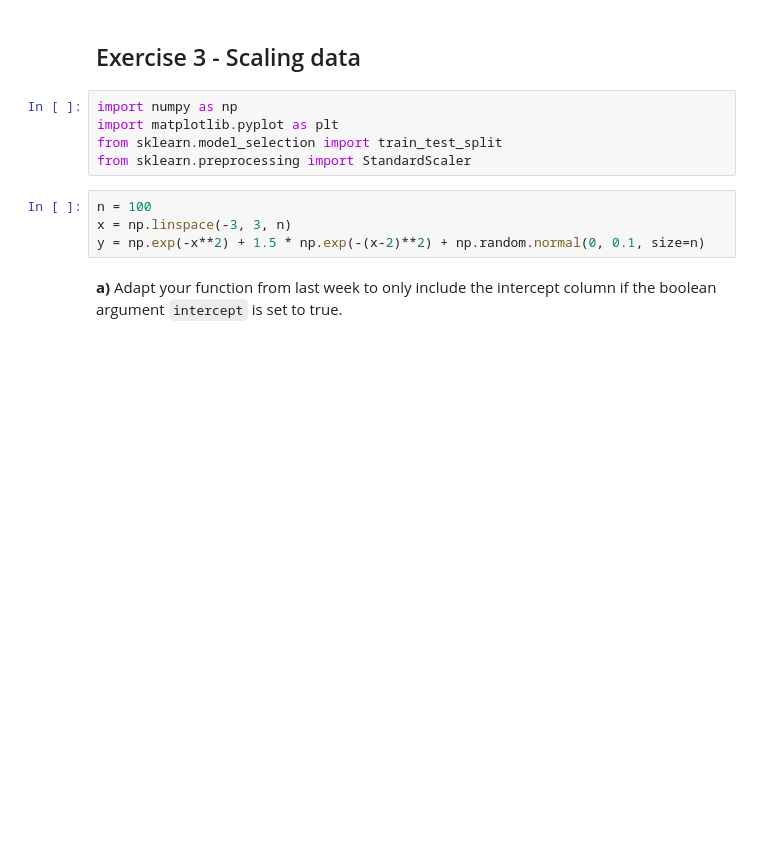
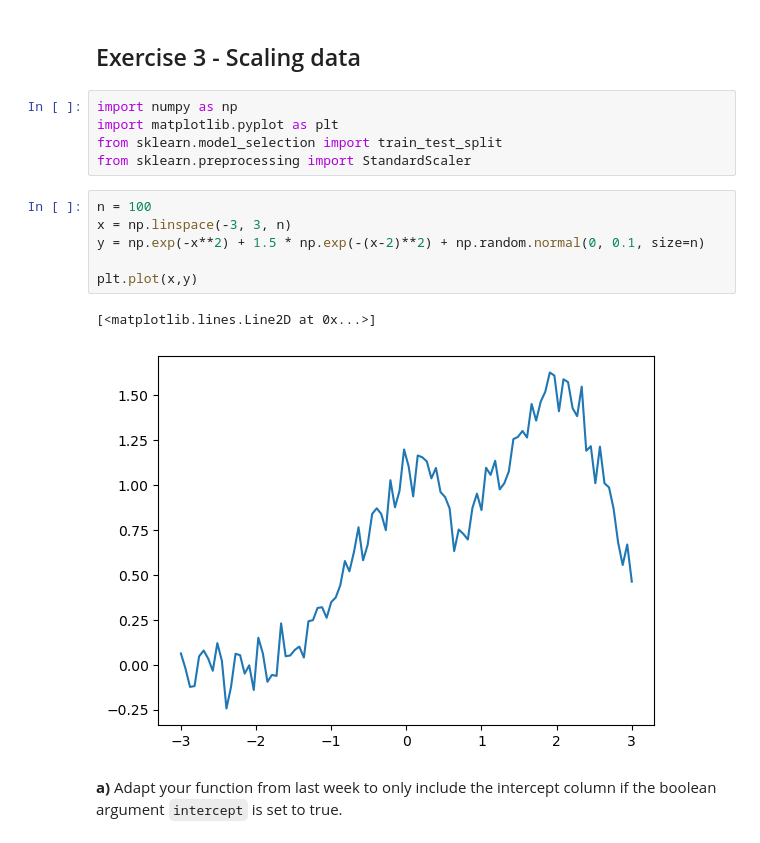
Before and after one commit to johnmagj/FYS-STK4155, a Jupyter notebook: Week36/exercises_week36.ipynb, the cells around one changed output. Drawn from its saved outputs; the diff is of its cells as text; blank space fills up the shorter version.

```diff
--- a/Week36/exercises_week36.ipynb
+++ b/Week36/exercises_week36.ipynb
@@ -84,7 +84,12 @@ from sklearn.preprocessing import StandardScaler
 # %%
 n = 100
 x = np.linspace(-3, 3, n)
 y = np.exp(-x**2) + 1.5 * np.exp(-(x-2)**2) + np.random.normal(0, 0.1, size=n)
+
+plt.plot(x,y)
+# %% [output]
+[<matplotlib.lines.Line2D at 0x...>]
+[figure, added]
 # %% [markdown]
 **a)** Adapt your function from last week to only include the intercept column if the boolean argument `intercept` is set to true.
 # %%
```
Also changed, not shown: parts of 6 cells of this notebook.
